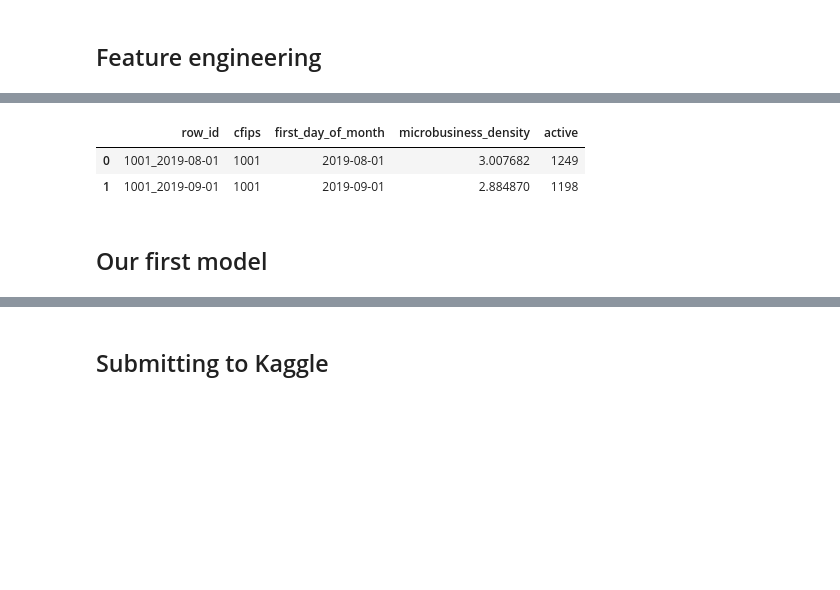
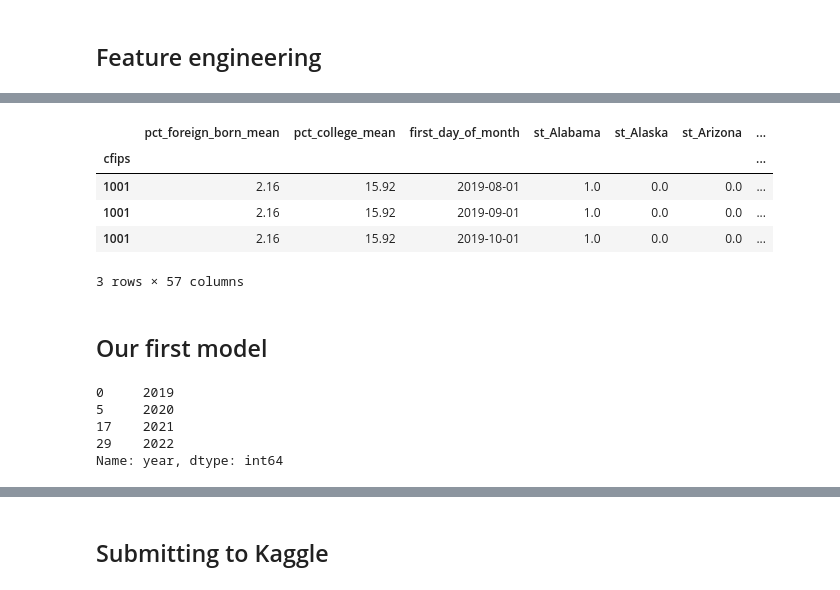
Before and after one commit to madhao/kaggle_compititions, a Jupyter notebook: godaddy-microbusiness-density-forecasting/rf_model_v1.ipynb, the cells around one changed output, grey strips where cells are left out. Cells and saved outputs as stored; diff of their text form; code cells hidden in the pictures; blank space fills up the shorter version.

```diff
--- a/godaddy-microbusiness-density-forecasting/rf_model_v1.ipynb
+++ b/godaddy-microbusiness-density-forecasting/rf_model_v1.ipynb
@@ -36,0 +40,4 @@ census = pd.read_csv(path/'census_starter.csv').set_index('cfips').join(df_state
+# %%
+def _get_mean(df,pattern):
+    l = [col for col in df.columns if col.startswith(pattern)]
+    return df[l].mean(axis=1)
@@ -36,0 +64,8 @@ census = pd.read_csv(path/'census_starter.csv').set_index('cfips').join(df_state
+# %%
+
+census['median_hh_inc_mean'] = _get_mean(census,'median_hh_inc_')
+census['pct_foreign_born_mean'] = _get_mean(census,'pct_foreign_born')
+census['pct_college_mean'] = _get_mean(census,'pct_college')
+census['pct_it_workers_mean'] = _get_mean(census,'pct_it_workers_')
+# %%
+census = census.join(state_one_hot.add_prefix('st_'))
@@ -48,23 +116,30 @@ def xs_y(df):
 # %%
 def _select_cols(df):
-    ft_cols=['pct_college','pct_foreign_born','pct_it_workers_','first_day_of_month',dep,'county','state']
+    ft_cols=['pct_foreign_born_mean','pct_college_mean'
+             ,'first_day_of_month','st_','month','year'
+             ,dep]
     l = [[col for col in df.columns if col.startswith(pattern)] for pattern in ft_cols]
     flat_list = [item for sublist in l for item in sublist]
     return df[flat_list]
 
 def feature_engineering(df):
-    df = df.set_index('cfips')
+    df['year'] = df.first_day_of_month.dt.year
+    df['month'] = df.first_day_of_month.dt.month
+    df = df.set_index(['cfips','year'])
     df = df.join(census)
-    return df
-    # return _select_cols(df)
+#     return df
+    return _select_cols(df.reset_index(['year']))
 
 
 
 df_ft = feature_engineering(df)
 # proc_data(tst_df)
 # %%
-df.head(2)
+df_ft.head(3)
 # %% [output]
-|  | row_id | cfips | first_day_of_month | microbusiness_density | active |
-| 0 | 1001_2019-08-01 | 1001 | 2019-08-01 | 3.007682 | 1249 |
-| 1 | 1001_2019-09-01 | 1001 | 2019-09-01 | 2.884870 | 1198 |
+|  | pct_foreign_born_mean | pct_college_mean | first_day_of_month | st_Alabama | st_Alaska | st_Arizona | ... |
+| cfips |  |  |  |  |  |  | ... |
+| 1001 | 2.16 | 15.92 | 2019-08-01 | 1.0 | 0.0 | 0.0 | ... |
+| 1001 | 2.16 | 15.92 | 2019-09-01 | 1.0 | 0.0 | 0.0 | ... |
+| 1001 | 2.16 | 15.92 | 2019-10-01 | 1.0 | 0.0 | 0.0 | ... |
+3 rows × 57 columns
@@ -79,5 +149,13 @@ df_ft[['first_day_of_month','microbusiness_density'
 # draw_tree(m, trn_xs, size=25)
 # %% [markdown]
 ## Our first model
+# %%
+df_ft.reset_index().year.drop_duplicates()
+# %% [output]
+0     2019
+5     2020
+17    2021
+29    2022
+Name: year, dtype: int64
 # %%
 df_ft.dtypes
```
Also changed, not shown: parts of 25 cells of this notebook, 3 other files.
